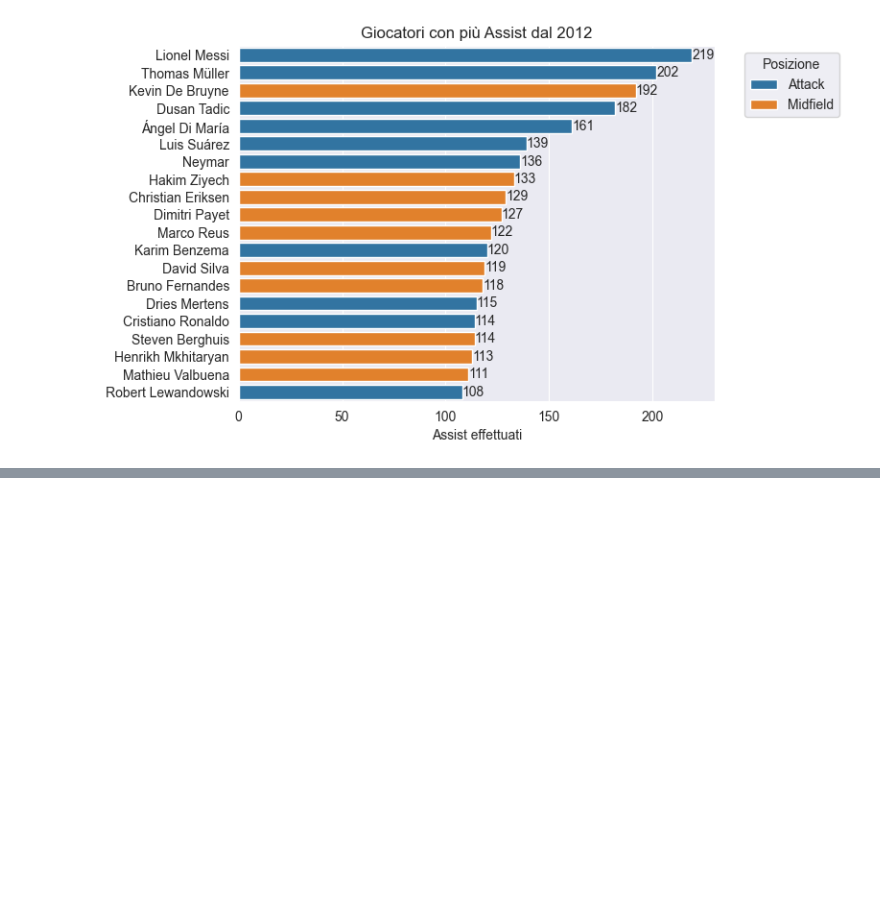
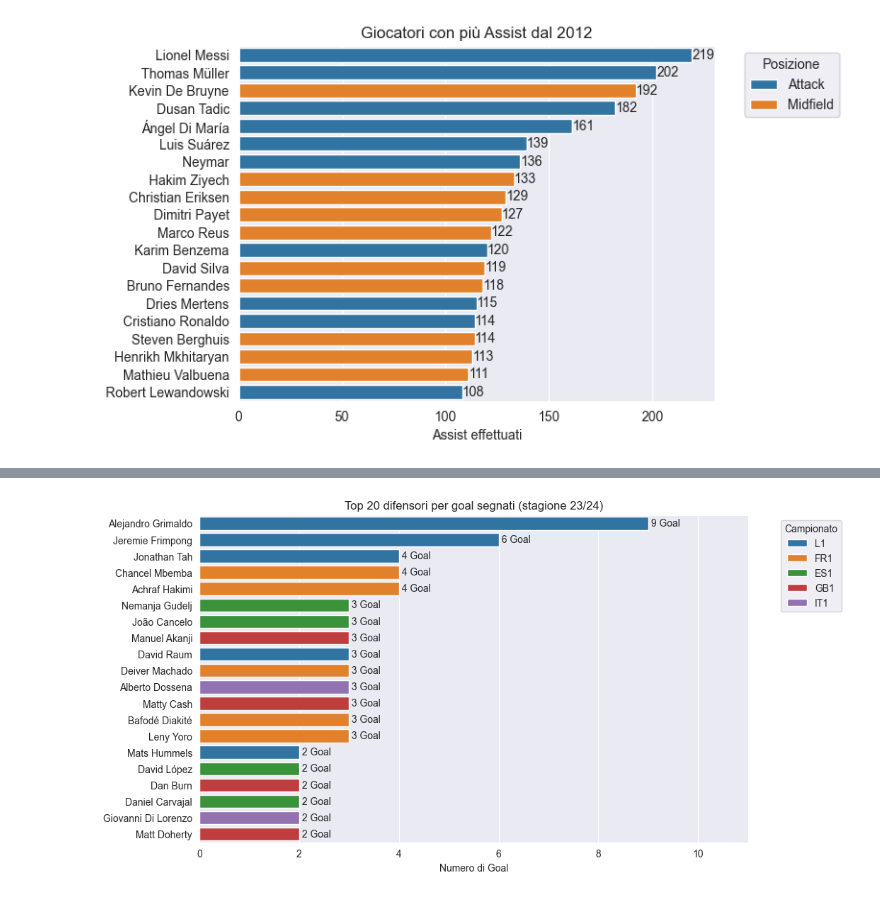
Before and after one commit to RiccardoPili/Football-Data-Analysis, a Jupyter notebook: appearances.ipynb, the cells around one changed output, grey strips where cells are left out. Cells and saved outputs as stored; diff of their text form; code cells hidden in the pictures; blank space fills up the shorter version.

```diff
--- a/appearances.ipynb
+++ b/appearances.ipynb
@@ -294,0 +352,22 @@ plt.show()
+# %%
+# difensori con più goal segnati (stagione 23/24)
+
+defenders = players_df.query('position == "Defender" and current_club_domestic_competition_id in @top_leagues')
+defenders_goals = current_appearances.groupby('player_id')['goals'].sum()
+merged_data = pd.merge(defenders_goals, defenders, left_index=True, right_on='player_id')
+top_defenders = merged_data.nlargest(20, 'goals')
+
+plt.figure(figsize=(10, 6))
+sns.barplot(data=top_defenders, x='goals', y='name', hue='current_club_domestic_competition_id')
+
+for i, (goal, name) in enumerate(zip(top_defenders['goals'], top_defenders['name'])):
+    plt.text(goal, i, f' {goal} Goal', ha='left', va='center')
+
+plt.title('Top 20 difensori per goal segnati (stagione 23/24)')
+plt.xlabel('Numero di Goal')
+plt.ylabel('')
+plt.legend(title='Campionato', bbox_to_anchor=(1.05, 1), loc='upper left')
+plt.xlim(0,11)
+plt.show()
+# %% [output]
+[figure, added]
```
Also changed, not shown: parts of 4 cells of this notebook.
